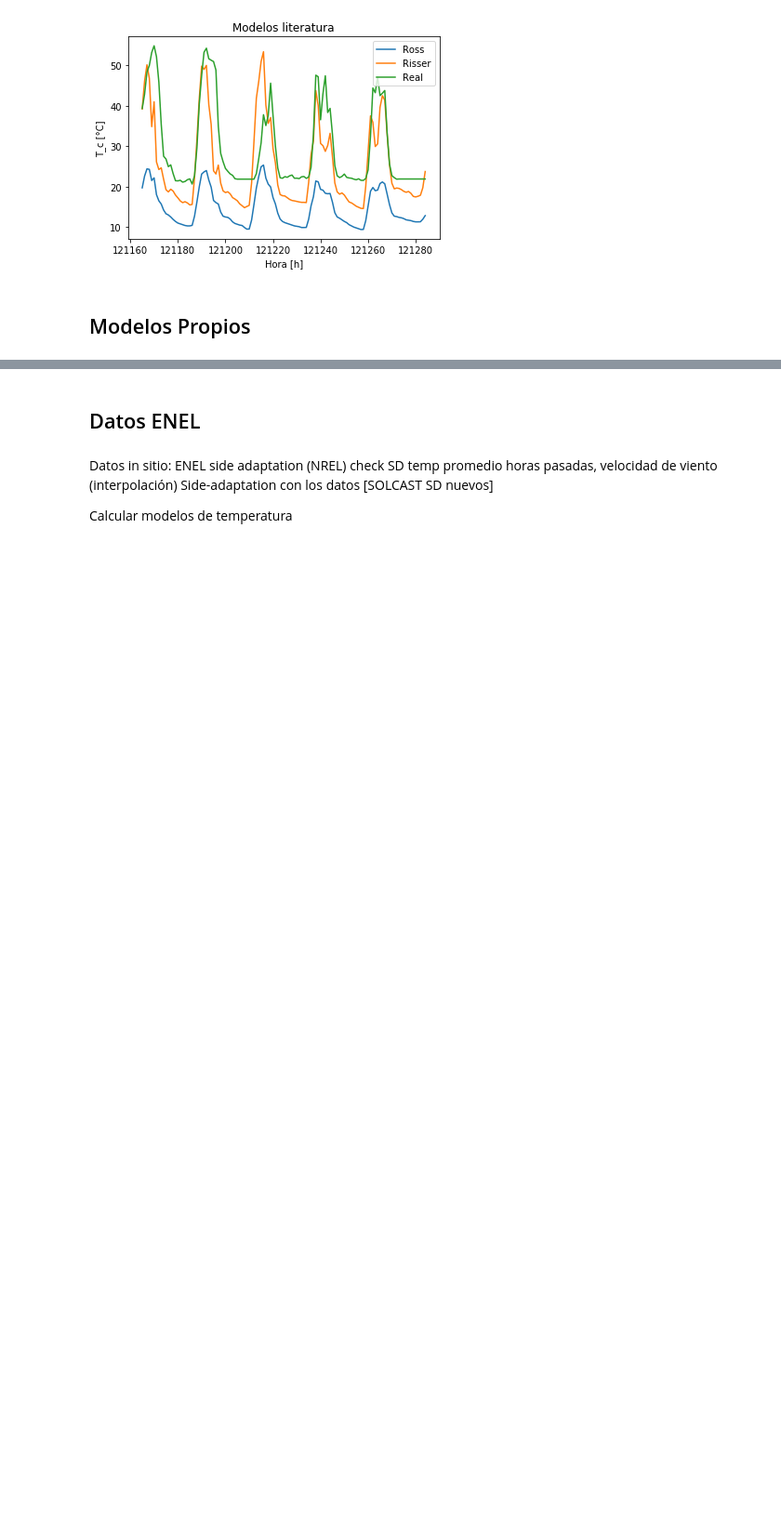
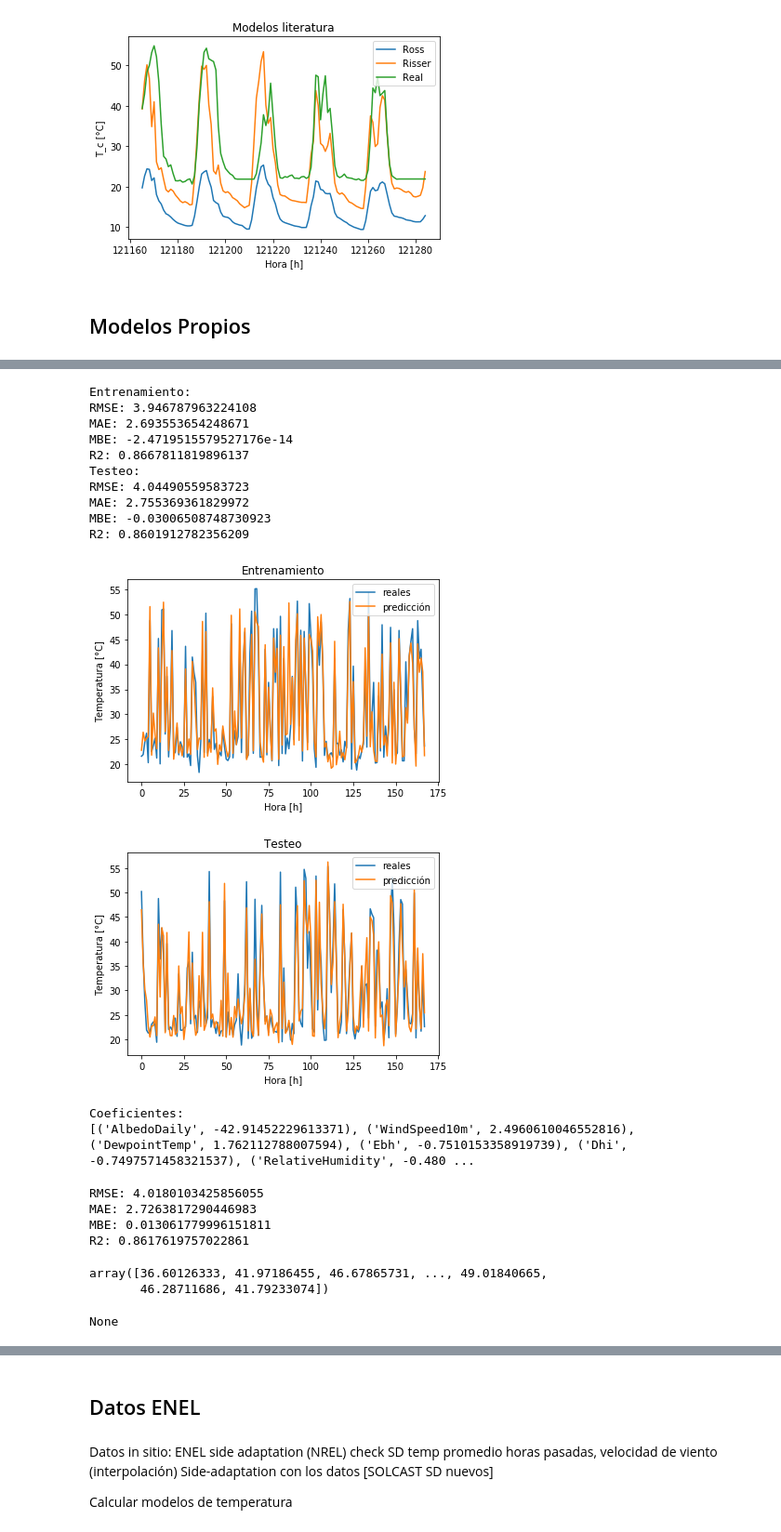
Before and after one commit to sofgutierrez6/ProyectoGrado, a Jupyter notebook: Proyecto_de_Grado.ipynb, the cells around one changed output, grey strips where cells are left out. Shown at 93% size. Drawn from its saved outputs; the diff is of its cells as text; code cells hidden in the pictures; blank space fills up the shorter version.

Commit message:
Graficas regresión y modelos previos

```diff
--- a/Proyecto_de_Grado.ipynb
+++ b/Proyecto_de_Grado.ipynb
@@ -2606,0 +2783,41 @@ plt.show()
+# %%
+predictores = datos_solar.select_dtypes(include=numerics).columns
+clf_enel, predicción = RegresionYgraficasSG(data = dataX, variable_x = predictores, variable_y = 'EP1_I06_AN00037')
+# %% [output]
+Entrenamiento:
+RMSE: 3.946787963224108
+MAE: 2.693553654248671
+MBE: -2.4719515579527176e-14
+R2: 0.8667811819896137
+Testeo:
+RMSE: 4.04490559583723
+MAE: 2.755369361829972
+MBE: -0.03006508748730923
+R2: 0.8601912782356209
+[figure, added]
+[figure, added]
+Coeficientes:
+[('AlbedoDaily', -42.91452229613371), ('WindSpeed10m', 2.4960610046552816), ('DewpointTemp', 1.762112788007594), ('Ebh', -0.7510153358919739), ('Dhi', -0.7497571458321537), ('RelativeHumidity', -0.480 ...
+# %%
+"""Luego con data_satelital_SD
+Voy aquii """
+
+#prediccion = clf_enel.predict(dataX[predictores])
+myMetrics(dataX['EP1_I06_AN00037'], predicción)
+# %% [output]
+RMSE: 4.0180103425856055
+MAE: 2.7263817290446983
+MBE: 0.013061779996151811
+R2: 0.8617619757022861
+# %%
+predicción
+# %% [output]
+array([36.60126333, 41.97186455, 46.67865731, ..., 49.01840665,
+       46.28711686, 41.79233074])
+# %%
+"""
+Por alguna extraña razón el modelo que devuleve el método es None
+"""
+print(clf_enel)
+# %% [output]
+None
```
Also changed, not shown: parts of 44 cells of this notebook.
